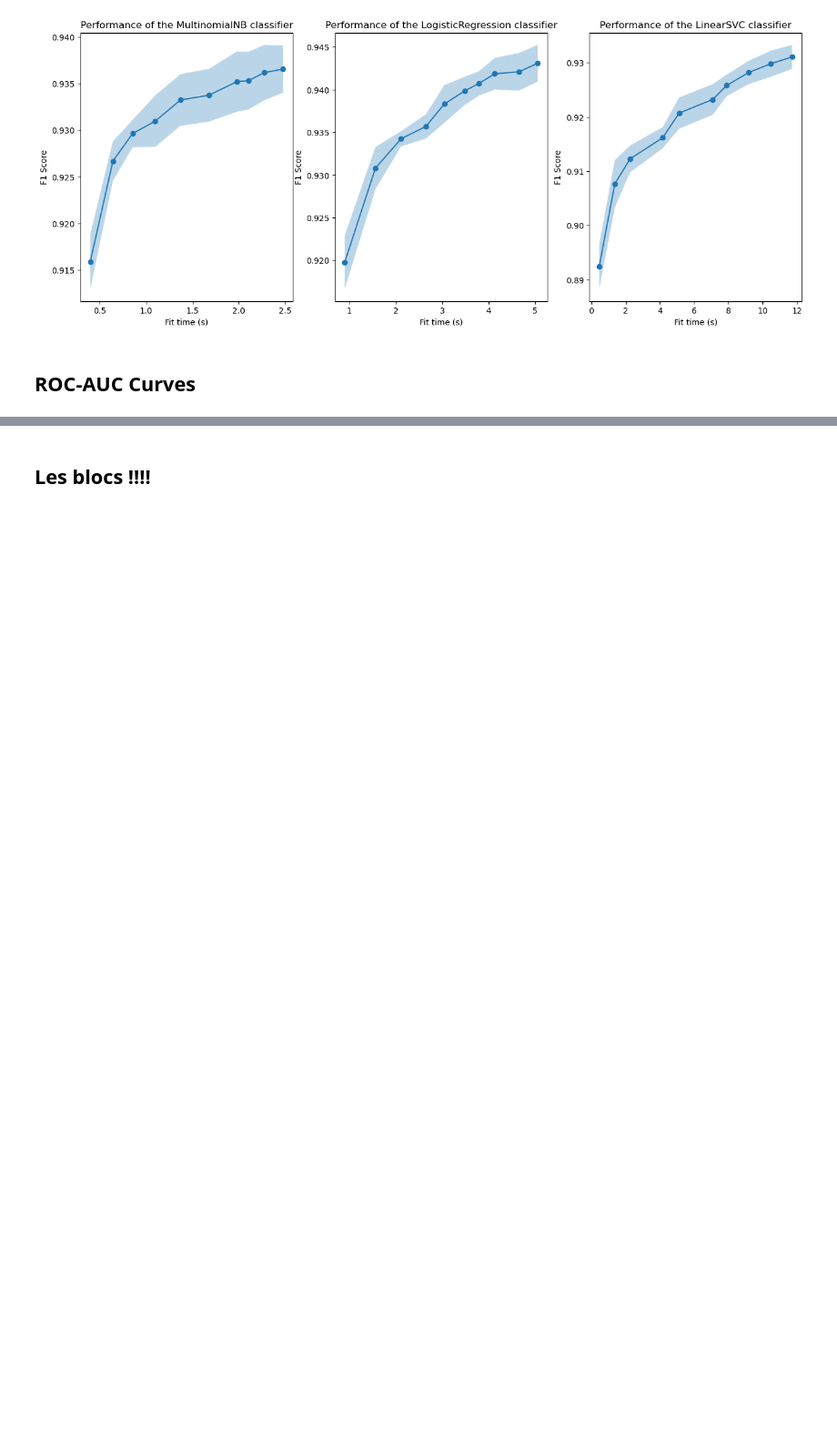
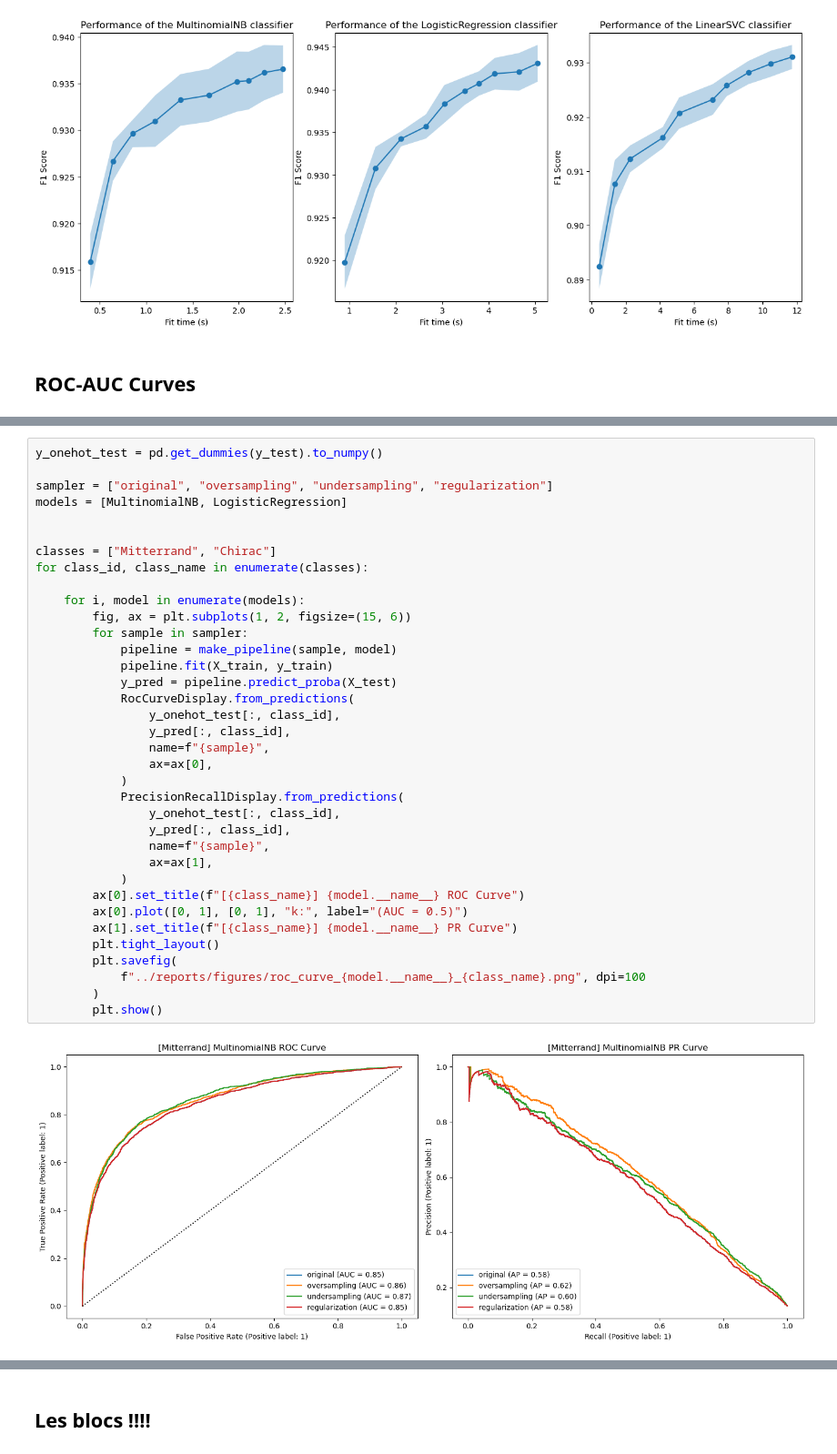
Before and after one commit to CharlesAttend/RITAL-Projet1, a Jupyter notebook: part1_speaker_recognition/notebooks/ROC-Exploration-Imbalanced-Learning.ipynb, the cells around one changed output, grey strips where cells are left out. Shown at 91% size. Drawn from its saved outputs; the diff is of its cells as text; blank space fills up the shorter version.

```diff
--- a/part1_speaker_recognition/notebooks/ROC-Exploration-Imbalanced-Learning.ipynb
+++ b/part1_speaker_recognition/notebooks/ROC-Exploration-Imbalanced-Learning.ipynb
@@ -256,0 +256,38 @@ for i, model in enumerate(models):
+# %%
+y_onehot_test = pd.get_dummies(y_test).to_numpy()
+
+sampler = ["original", "oversampling", "undersampling", "regularization"]
+models = [MultinomialNB, LogisticRegression]
+
+
+classes = ["Mitterrand", "Chirac"]
+for class_id, class_name in enumerate(classes):
+
+    for i, model in enumerate(models):
+        fig, ax = plt.subplots(1, 2, figsize=(15, 6))
+        for sample in sampler:
+            pipeline = make_pipeline(sample, model)
+            pipeline.fit(X_train, y_train)
+            y_pred = pipeline.predict_proba(X_test)
+            RocCurveDisplay.from_predictions(
+                y_onehot_test[:, class_id],
+                y_pred[:, class_id],
+                name=f"{sample}",
+                ax=ax[0],
+            )
+            PrecisionRecallDisplay.from_predictions(
+                y_onehot_test[:, class_id],
+                y_pred[:, class_id],
+                name=f"{sample}",
+                ax=ax[1],
+            )
+        ax[0].set_title(f"[{class_name}] {model.__name__} ROC Curve")
+        ax[0].plot([0, 1], [0, 1], "k:", label="(AUC = 0.5)")
+        ax[1].set_title(f"[{class_name}] {model.__name__} PR Curve")
+        plt.tight_layout()
+        plt.savefig(
+            f"../reports/figures/roc_curve_{model.__name__}_{class_name}.png", dpi=100
+        )
+        plt.show()
+# %% [output]
+[figure, added]
```
Also changed, not shown: parts of 13 cells of this notebook, 12 other files.
